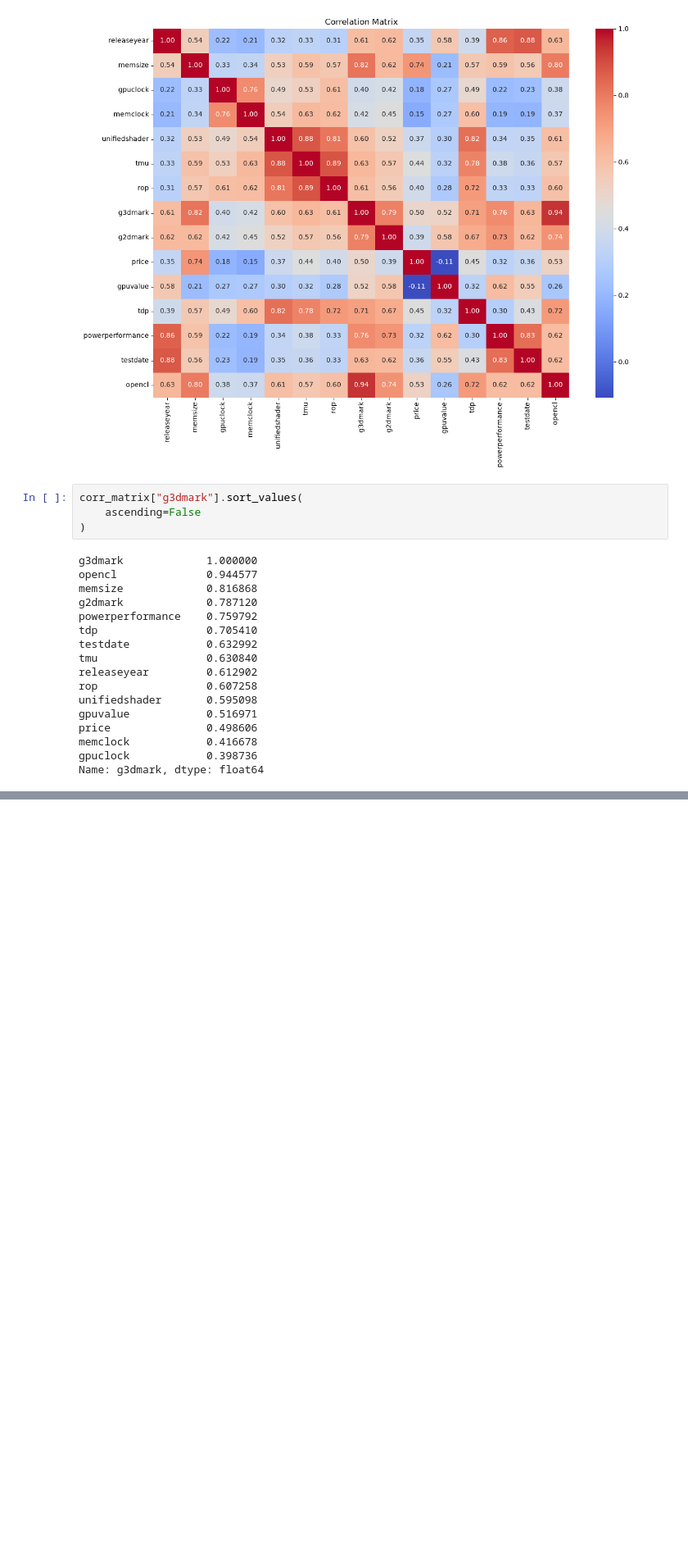
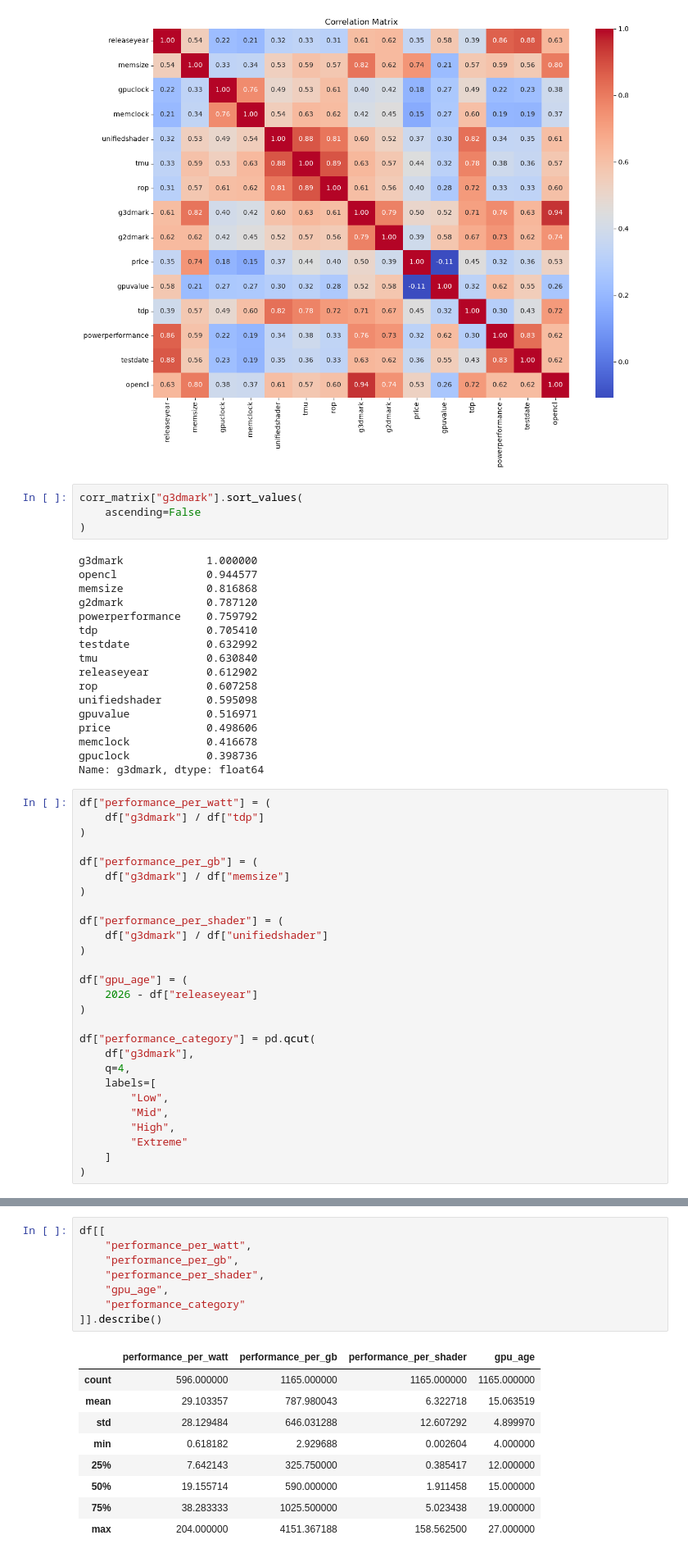
Before and after one commit to n-bhuvan/nvidia-gpu-data-science, a Jupyter notebook: notebook/04_eda.ipynb, the cells around one changed output, grey strips where cells are left out. Shown at 82% size. Cells and saved outputs as stored; diff of their text form; blank space fills up the shorter version.

```diff
--- a/notebook/04_eda.ipynb
+++ b/notebook/04_eda.ipynb
@@ -298,3 +298,30 @@ price               0.498606
 memclock            0.416678
 gpuclock            0.398736
 Name: g3dmark, dtype: float64
+# %%
+df["performance_per_watt"] = (
+    df["g3dmark"] / df["tdp"]
+)
+
+df["performance_per_gb"] = (
+    df["g3dmark"] / df["memsize"]
+)
+
+df["performance_per_shader"] = (
+    df["g3dmark"] / df["unifiedshader"]
+)
+
+df["gpu_age"] = (
+    2026 - df["releaseyear"]
+)
+
+df["performance_category"] = pd.qcut(
+    df["g3dmark"],
+    q=4,
+    labels=[
+        "Low",
+        "Mid",
+        "High",
+        "Extreme"
+    ]
+)
@@ -300,0 +343,18 @@ Name: g3dmark, dtype: float64
+# %%
+df[[
+    "performance_per_watt",
+    "performance_per_gb",
+    "performance_per_shader",
+    "gpu_age",
+    "performance_category"
+]].describe()
+# %% [output]
+|  | performance_per_watt | performance_per_gb | performance_per_shader | gpu_age |
+| count | 596.000000 | 1165.000000 | 1165.000000 | 1165.000000 |
+| mean | 29.103357 | 787.980043 | 6.322718 | 15.063519 |
+| std | 28.129484 | 646.031288 | 12.607292 | 4.899970 |
+| min | 0.618182 | 2.929688 | 0.002604 | 4.000000 |
+| 25% | 7.642143 | 325.750000 | 0.385417 | 12.000000 |
+| 50% | 19.155714 | 590.000000 | 1.911458 | 15.000000 |
+| 75% | 38.283333 | 1025.500000 | 5.023438 | 19.000000 |
+| max | 204.000000 | 4151.367188 | 158.562500 | 27.000000 |
```
Also changed, not shown: parts of 3 cells of this notebook, 3 other files.
